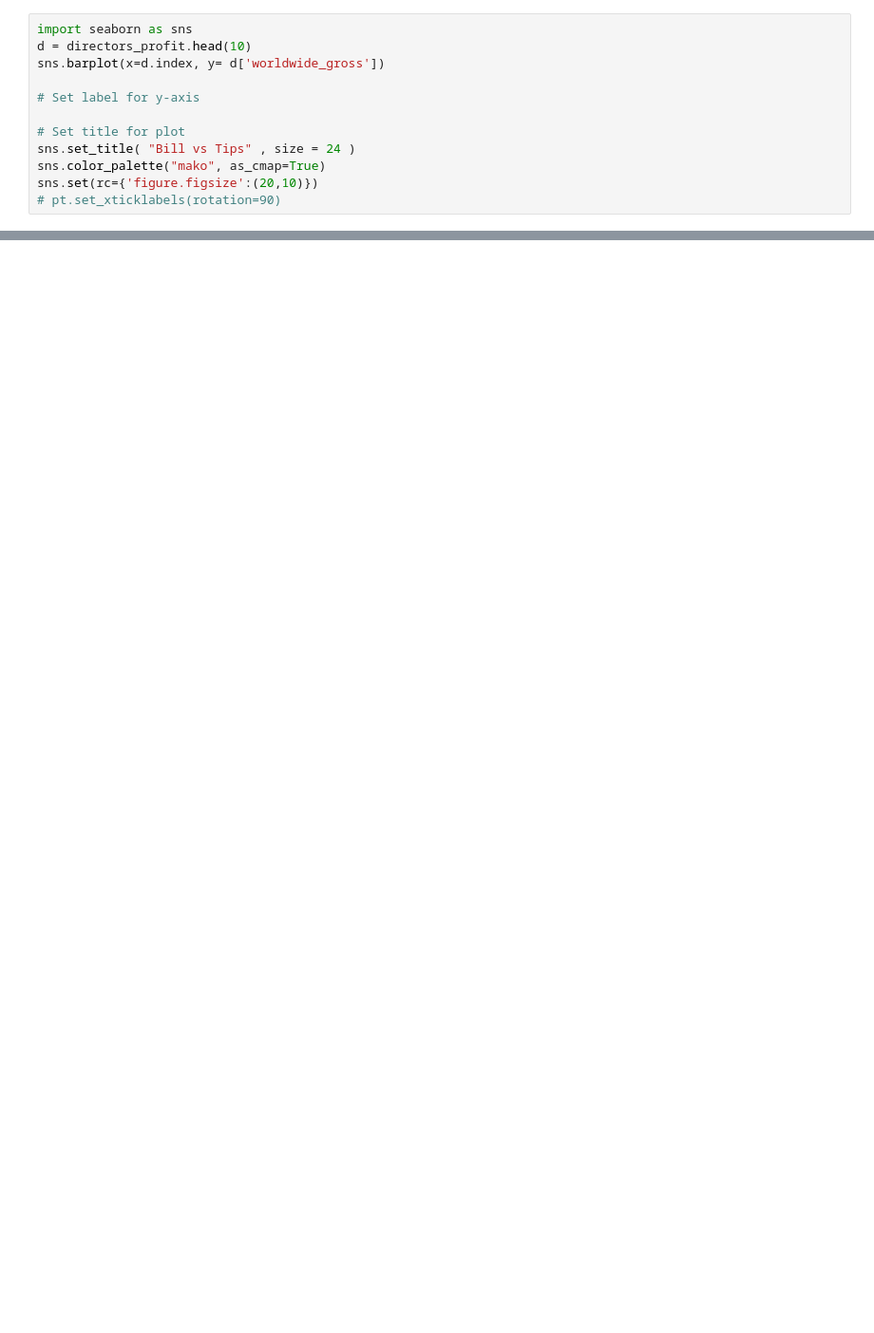
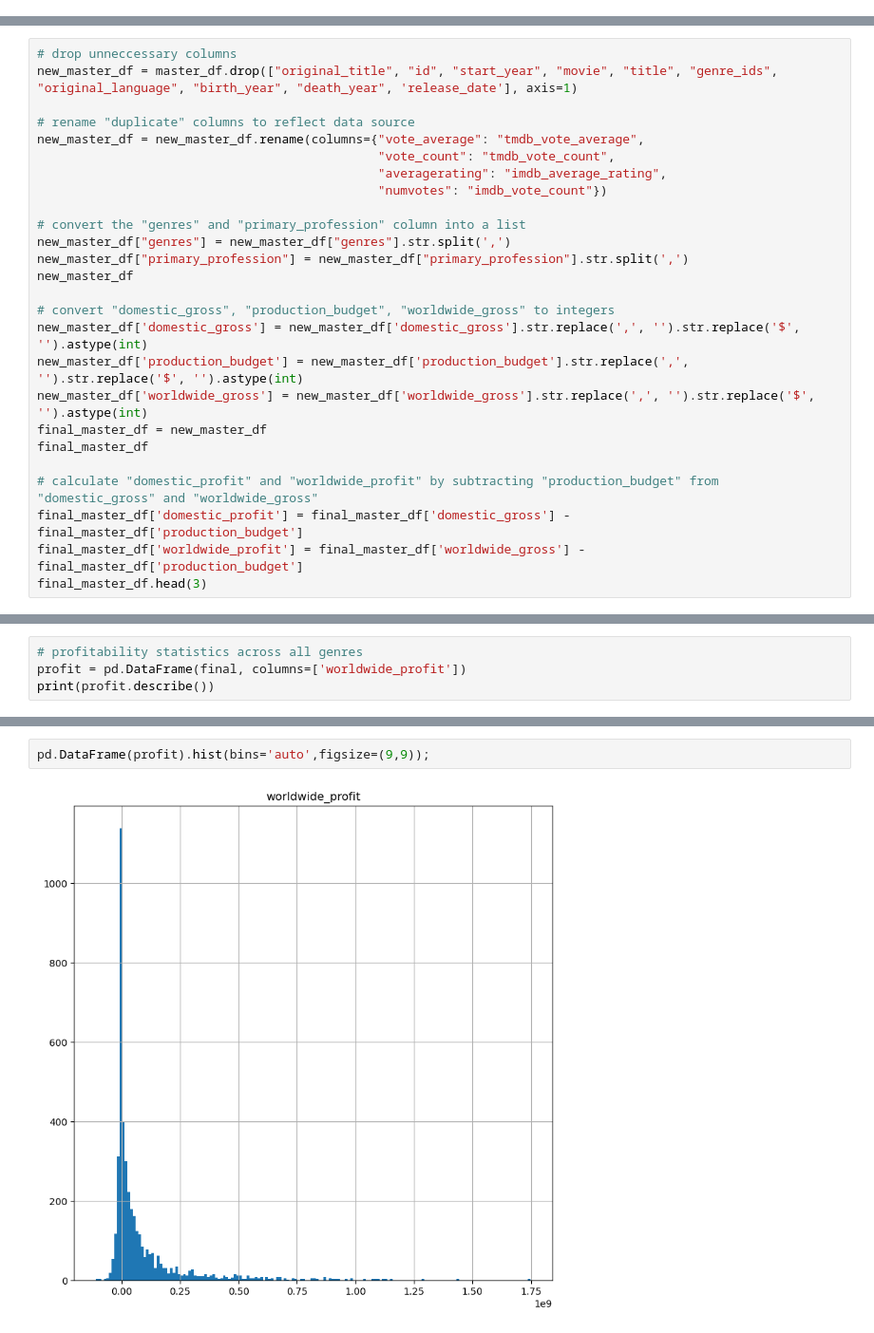
Before and after one commit to abwilliamss/AIAcademy-capstone, a Jupyter notebook: AI Academy - Capstone Project - Rhea.ipynb, the cells around one changed output, grey strips where cells are left out. Shown: that part at 95% size. Drawn from its saved outputs; the diff is of its cells as text; blank space fills up the shorter version.

```diff
--- a/AI Academy - Capstone Project - Rhea.ipynb
+++ b/AI Academy - Capstone Project - Rhea.ipynb
@@ -437,12 +23,0 @@ KeyError: 'primary_name'
-# %%
-import seaborn as sns
-d = directors_profit.head(10)
-sns.barplot(x=d.index, y= d['worldwide_gross'])
-
-# Set label for y-axis
-
-# Set title for plot
-sns.set_title( "Bill vs Tips" , size = 24 )
-sns.color_palette("mako", as_cmap=True)
-sns.set(rc={'figure.figsize':(20,10)})
-# pt.set_xticklabels(rotation=90)
@@ -450,0 +97,26 @@ NameError: name 'directors_profit' is not defined
+# %%
+# drop unneccessary columns
+new_master_df = master_df.drop(["original_title", "id", "start_year", "movie", "title", "genre_ids", "original_language", "birth_year", "death_year", 'release_date'], axis=1)
+
+# rename "duplicate" columns to reflect data source
+new_master_df = new_master_df.rename(columns={"vote_average": "tmdb_vote_average",
+                                              "vote_count": "tmdb_vote_count",
+                                              "averagerating": "imdb_average_rating",
+                                              "numvotes": "imdb_vote_count"})
+
+# convert the "genres" and "primary_profession" column into a list
+new_master_df["genres"] = new_master_df["genres"].str.split(',')
+new_master_df["primary_profession"] = new_master_df["primary_profession"].str.split(',')
+new_master_df
+
+# convert "domestic_gross", "production_budget", "worldwide_gross" to integers
+new_master_df['domestic_gross'] = new_master_df['domestic_gross'].str.replace(',', '').str.replace('$', '').astype(int)
+new_master_df['production_budget'] = new_master_df['production_budget'].str.replace(',', '').str.replace('$', '').astype(int)
+new_master_df['worldwide_gross'] = new_master_df['worldwide_gross'].str.replace(',', '').str.replace('$', '').astype(int)
+final_master_df = new_master_df
+final_master_df
+
+# calculate "domestic_profit" and "worldwide_profit" by subtracting "production_budget" from "domestic_gross" and "worldwide_gross"
+final_master_df['domestic_profit'] = final_master_df['domestic_gross'] - final_master_df['production_budget']
+final_master_df['worldwide_profit'] = final_master_df['worldwide_gross'] - final_master_df['production_budget']
+final_master_df.head(3)
@@ -450,0 +385,4 @@ NameError: name 'directors_profit' is not defined
+# %%
+# profitability statistics across all genres
+profit = pd.DataFrame(final, columns=['worldwide_profit'])
+print(profit.describe())
@@ -450,0 +404,4 @@ NameError: name 'directors_profit' is not defined
+# %%
+pd.DataFrame(profit).hist(bins='auto',figsize=(9,9));
+# %% [output]
+[figure, added]
```
Also changed, not shown: parts of 76 cells of this notebook, 4 other files.
